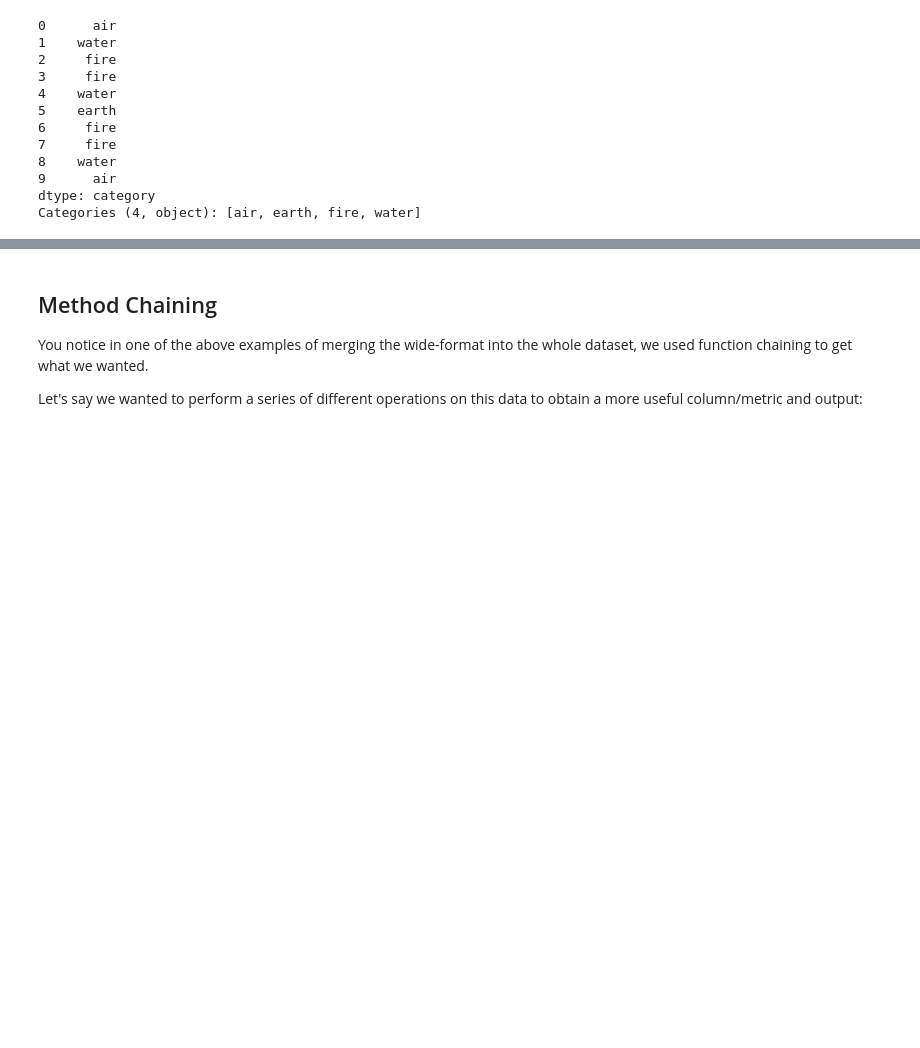
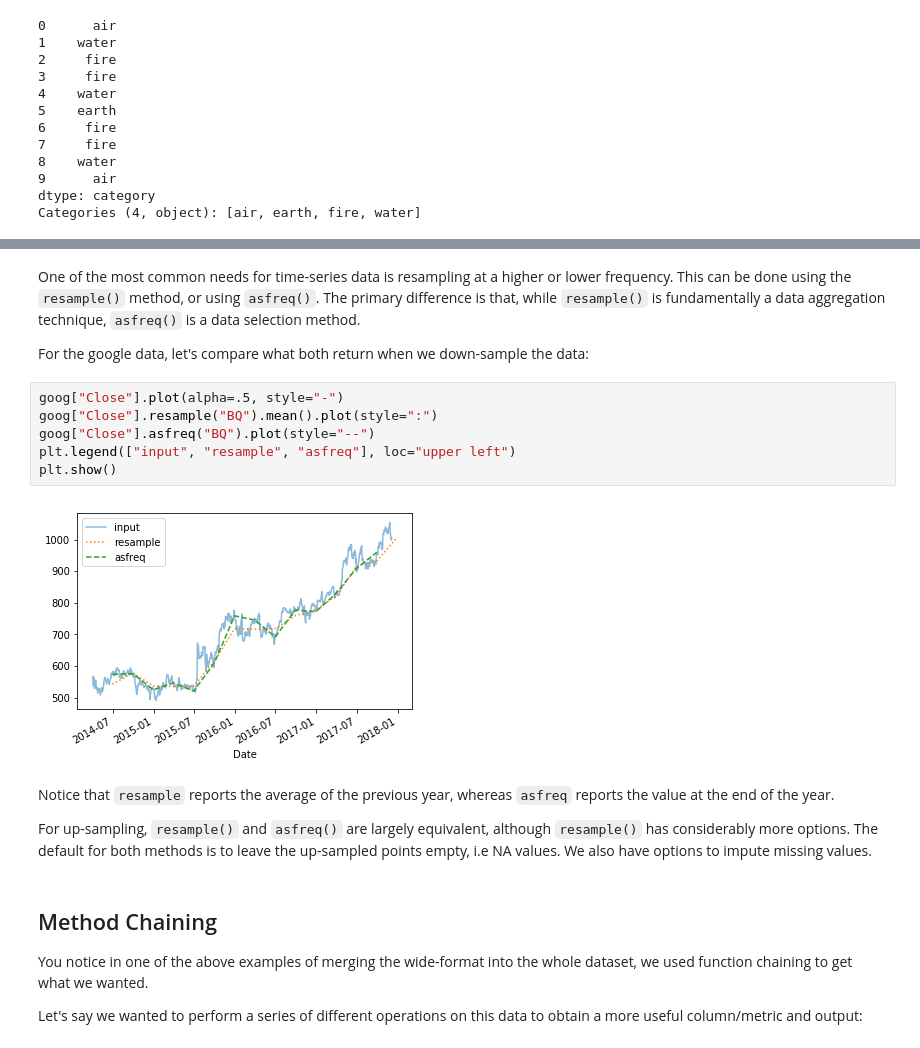
Before and after one commit to ecs-vlc/PythonTeaching, a Jupyter notebook: 03-Data/03 Pandas Advanced.ipynb, the cells around one changed output, grey strips where cells are left out. Drawn from its saved outputs; the diff is of its cells as text; blank space fills up the shorter version.

```diff
--- a/03-Data/03 Pandas Advanced.ipynb
+++ b/03-Data/03 Pandas Advanced.ipynb
@@ -305,3 +540,19 @@ Pandas as a tool was initially developed in the context of financial modelling,
+# %% [markdown]
+One of the most common needs for time-series data is resampling at a higher or lower frequency. This can be done using the `resample()` method, or using `asfreq()`. The primary difference is that, while `resample()` is fundamentally a data aggregation technique, `asfreq()` is a data selection method.
+
+For the google data, let's compare what both return when we down-sample the data:
+# %%
+goog["Close"].plot(alpha=.5, style="-")
+goog["Close"].resample("BQ").mean().plot(style=":")
+goog["Close"].asfreq("BQ").plot(style="--")
+plt.legend(["input", "resample", "asfreq"], loc="upper left")
+plt.show()
+# %% [output]
+[figure, added]
+# %% [markdown]
+Notice that `resample` reports the average of the previous year, whereas `asfreq` reports the value at the end of the year.
+
+For up-sampling, `resample()` and `asfreq()` are largely equivalent, although `resample()` has considerably more options. The default for both methods is to leave the up-sampled points empty, i.e NA values. We also have options to impute missing values.
 # %% [markdown]
 ## Method Chaining
 
```
Also changed, not shown: parts of 51 cells of this notebook, 2 other files.
